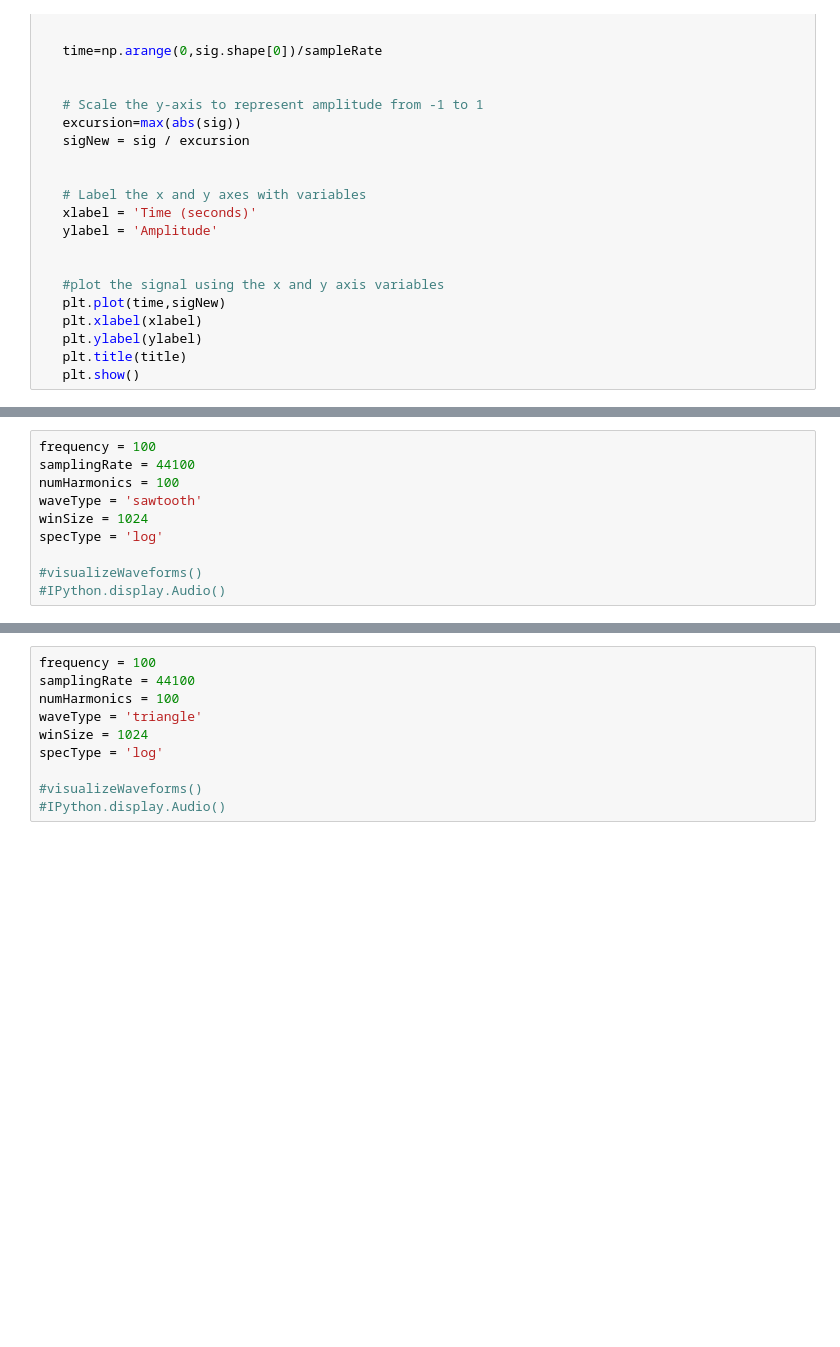
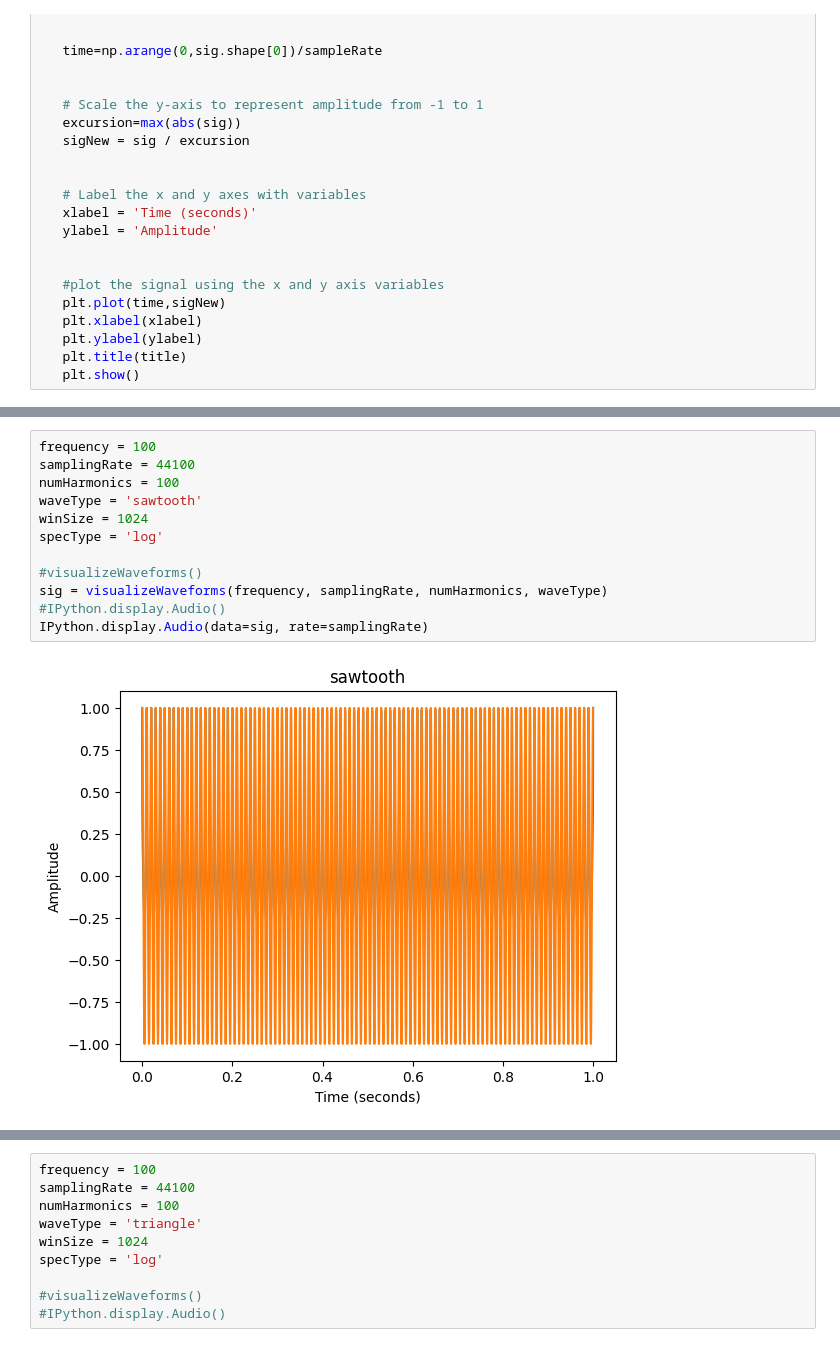
Before and after one commit to KhasonFacey/Music-Computing-, a Jupyter notebook: assignments/labAssignment4.ipynb, the cells around one changed output, grey strips where cells are left out. Drawn from its saved outputs; the diff is of its cells as text; blank space fills up the shorter version.

```diff
--- a/assignments/labAssignment4.ipynb
+++ b/assignments/labAssignment4.ipynb
@@ -130,10 +125,14 @@ NameError: name 'sig' is not defined
 # %%
 frequency = 100
 samplingRate = 44100
 numHarmonics = 100
 waveType = 'sawtooth'
 winSize = 1024
 specType = 'log'
 
 #visualizeWaveforms()
+sig = visualizeWaveforms(frequency, samplingRate, numHarmonics, waveType)
 #IPython.display.Audio()
+IPython.display.Audio(data=sig, rate=samplingRate)
+# %% [output]
+[figure, added]
```
Also changed, not shown: parts of 6 cells of this notebook.
